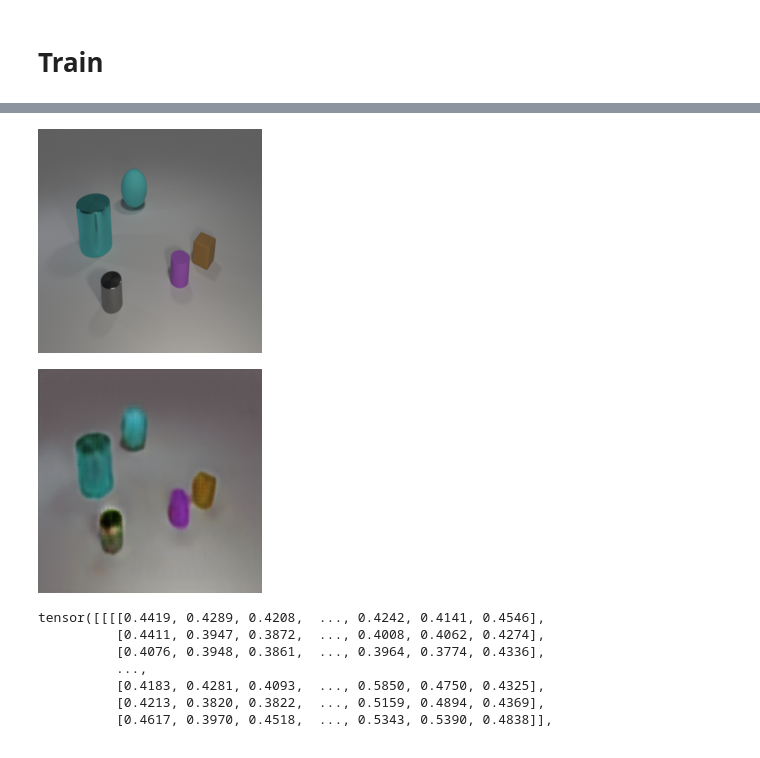
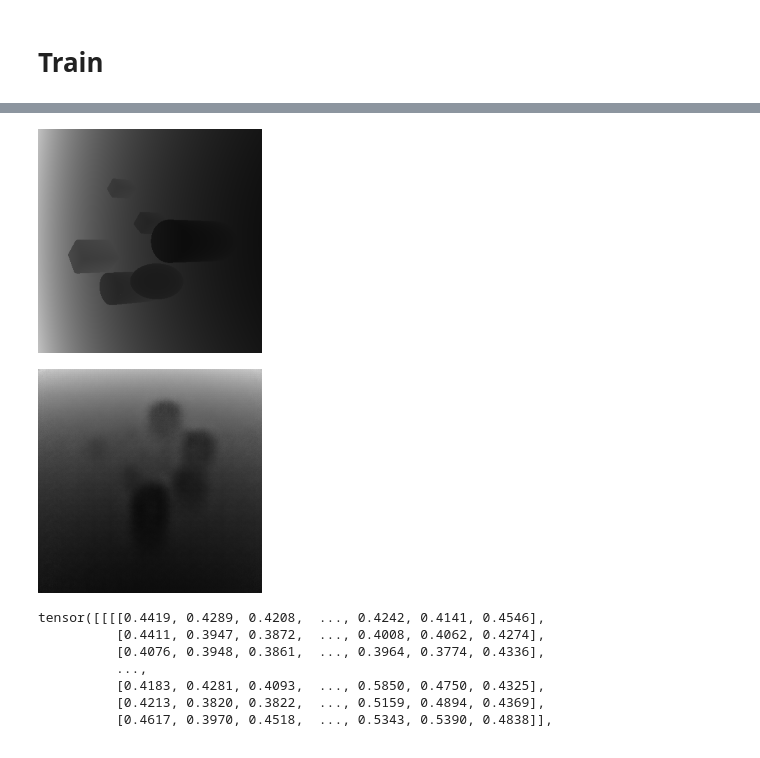
Before and after one commit to sebamenabar/CLEVR-Midlevel-Reps, a Jupyter notebook: nbs/everything.ipynb, the cells around one changed output, grey strips where cells are left out. Saved outputs shown, nothing was run; the diff lists cells and outputs as text; code cells hidden in the pictures.

```diff
--- a/nbs/everything.ipynb
+++ b/nbs/everything.ipynb
@@ -792,6 +795,7 @@ class ModelTrainer(PLModel):
     def prepare_data(self):
         self.train_ds = CLEVRMidrepsDataset(
             self.cfg.train.base_data_dir,
+            midreps=["depths"],
             split="train",
             transform=CLEVRMidrepsDataset.default_img_transform,
             midreps_transform=CLEVRMidrepsDataset.default_midreps_transforms,
@@ -822,18 +826,21 @@ class ModelTrainer(PLModel):
 
     def training_step(self, batch, batch_nb):
         img, midreps = batch
+        midreps = edict(midreps)
         recon, features = self(img)
-        loss = self.lnorm(recon, img)
-        loss = loss.flatten(1).sum(1).mean() # channel wise-mean, img-wise sum, batch-wise sum
+        # recon_loss = self.lnorm(recon, img)
+        depth_loss = self.lnorm(recon, midreps.depths)
+        loss = depth_loss.flatten(1).sum(1).mean() # channel wise-mean, img-wise sum, batch-wise sum
 
         return dict(loss=loss)
 # %%
 depth_cfg.gpus = 1
-depth_cfg.train.lnorm = 'l1'
-depth_cfg.train.num_workers = 8
+depth_cfg.train.lnorm = 'smooth_l1'
+depth_cfg.train.num_workers = 16
 depth_cfg.train.lrs.default = 2e-5
 depth_cfg.train.base_data_dir = '/storage1/samenabar/code/CLMAC/clevr-dataset-gen/datasets/CLEVR_v1.2/'
 
+depth_cfg.model.decoder.kwargs.out_channels = 1
 depth_cfg.model.decoder.kwargs.output_act = 'sigmoid'
 depth_cfg.model.backbone.kwargs.layers = [2, 2, 2, 2]
 
@@ -888,6 +895,7 @@ INFO:lightning:
 dataset = CLEVRMidrepsDataset(
     depth_cfg.train.base_data_dir,
     split="train",
+    midreps=["depths"],
     transform=CLEVRMidrepsDataset.default_img_transform,
     midreps_transform=CLEVRMidrepsDataset.default_midreps_transforms,
 )
@@ -895,0 +906,4 @@ sample = dataset[1][0].unsqueeze(0).cuda()
+# %%
+sample = dataset[0]
+img = sample[0]
+depth = sample[1].depths
@@ -896,11 +914,11 @@ sample = dataset[1][0].unsqueeze(0).cuda()
 # %%
- T.functional.to_pil_image(sample[0].cpu())
+ T.functional.to_pil_image(depth.cpu())
 # %% [output]
-[figure, old version]
+[figure, new version]
 # %%
-T.functional.to_pil_image(model(sample)[0][0].cpu())
+T.functional.to_pil_image(model(img.cuda().unsqueeze(0))[0].transpose(2, 3)[0].cpu())
 # %% [output]
-[figure, old version]
+[figure, new version]
 # %%
 model(sample)[0]
 # %% [output]
```
Also changed, not shown: parts of 6 cells of this notebook.
